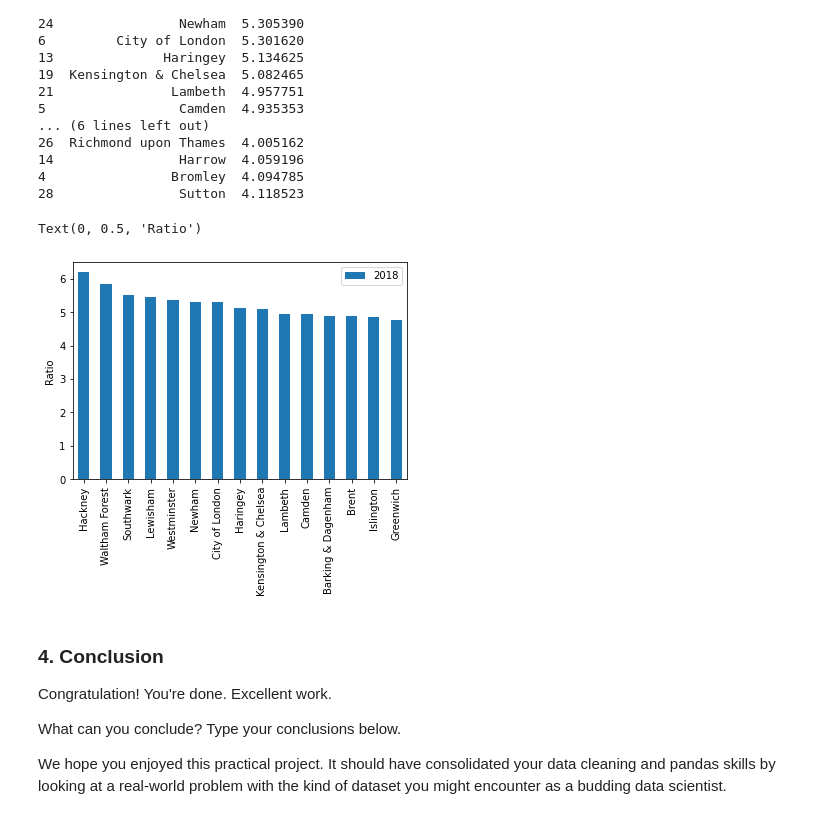
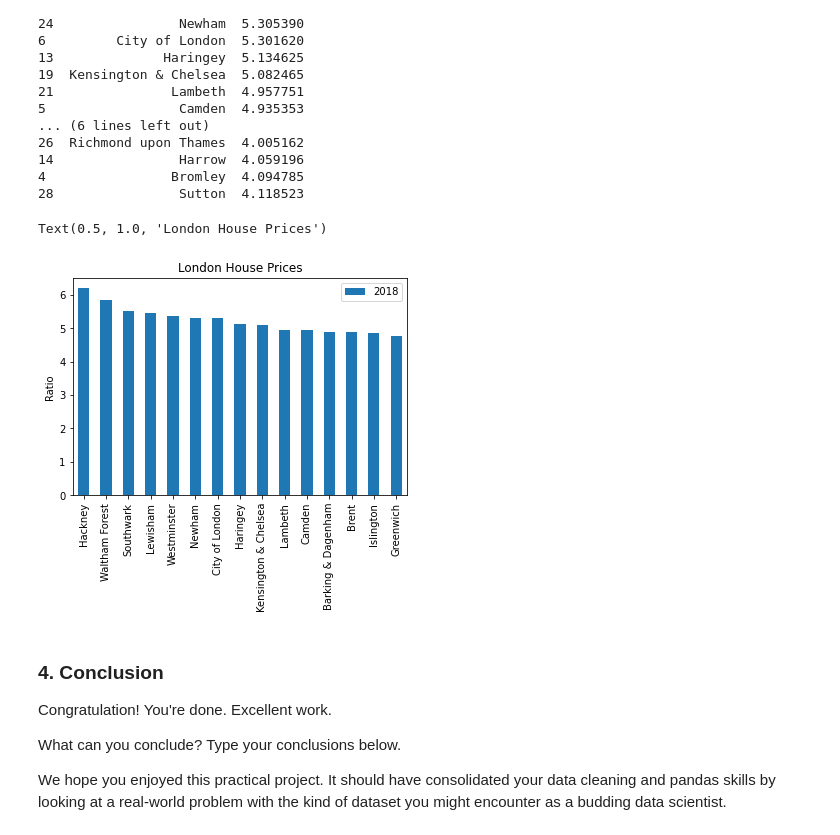
Before and after one commit to tiffanykho/Springboard, a Jupyter notebook: Unit 4 Challenge - Tier 3.ipynb, the cells around one changed output. Saved outputs shown, nothing was run; the diff lists cells and outputs as text; code cells hidden in the pictures.

```diff
--- a/Unit 4 Challenge - Tier 3.ipynb
+++ b/Unit 4 Challenge - Tier 3.ipynb
@@ -739,13 +739,14 @@ print(last5)
 # %%
 # Plot top15 to see which boroughs had the highest increases in housing prices
 # Make a variable called ax. Assign it the result of filtering top15 on 'Borough' and '2018', then calling plot(), with the parameter kind = 'bar'.
 ax = top15[['Borough','2018']].plot(kind='bar')
 #Set tick labels to Borough instead of index
 ax.set_xticklabels(top15['Borough'])
 ax.set_ylabel('Ratio')
+ax.set_title('London House Prices')
 # %% [output]
-Text(0, 0.5, 'Ratio')
+Text(0.5, 1.0, 'London House Prices')
-[figure, old version]
+[figure, new version]
 # %% [markdown]
 ### 4. Conclusion
 Congratulation!  You're done. Excellent work.
```
